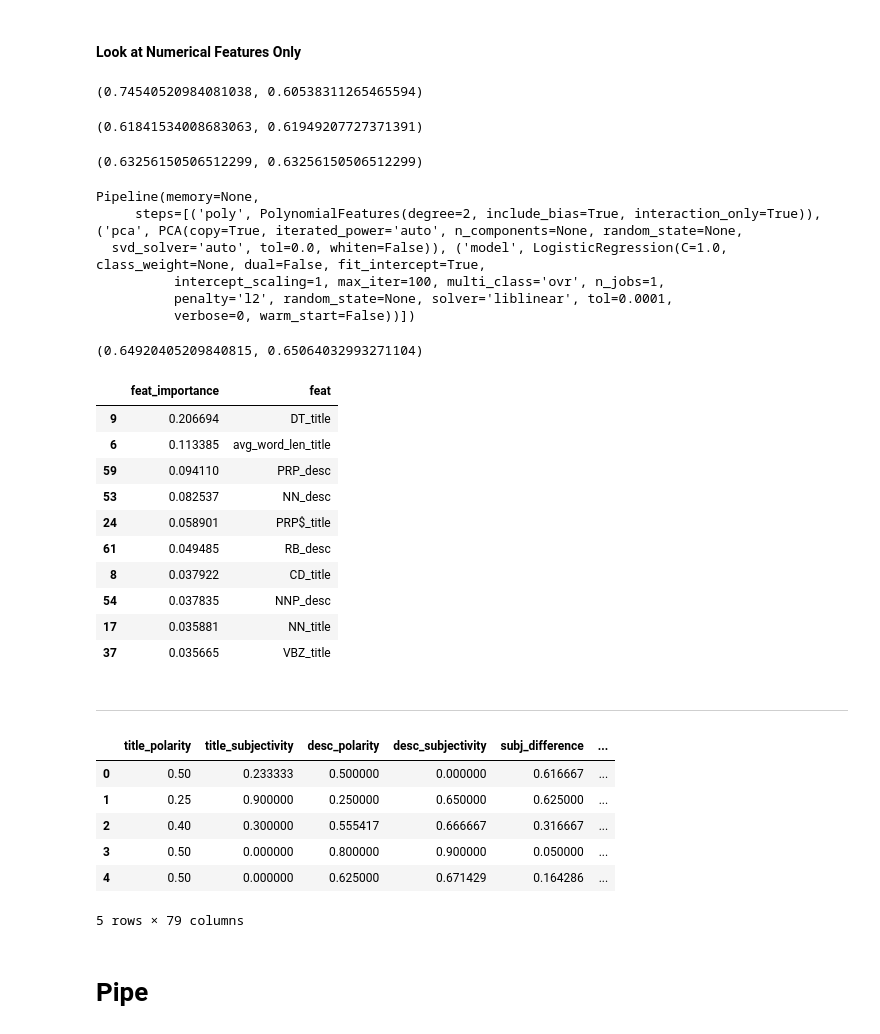
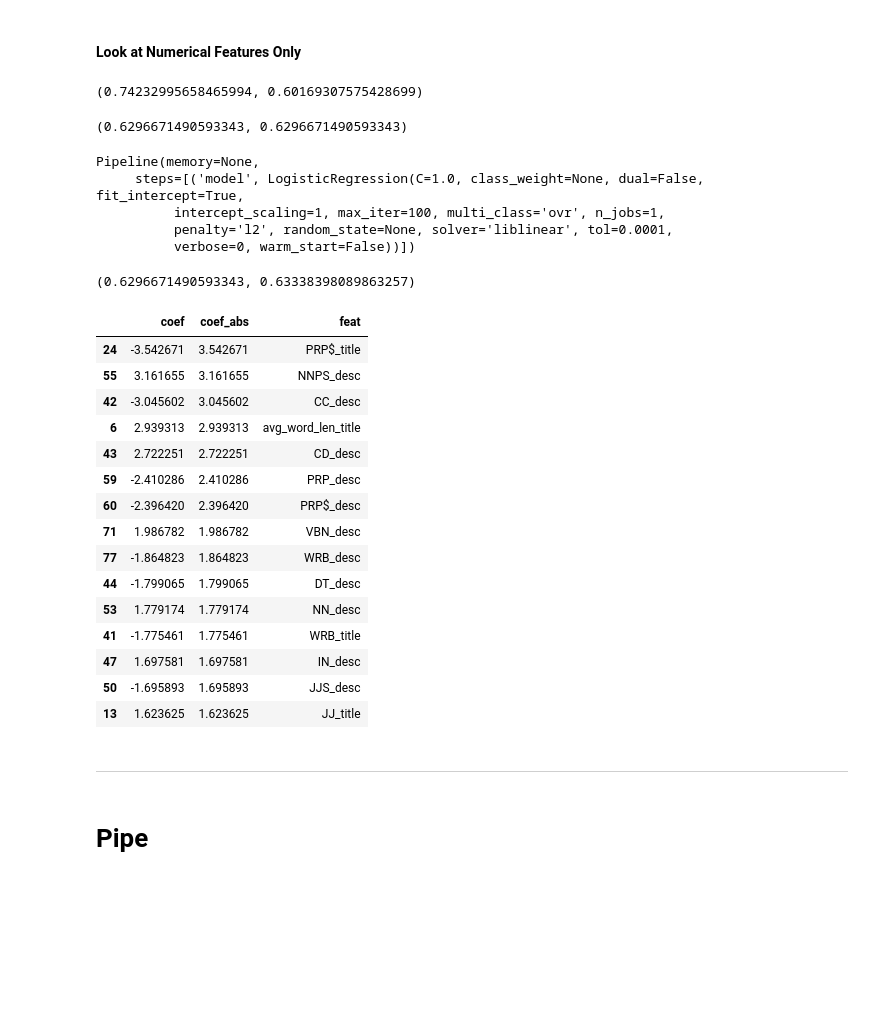
Before and after one commit to confoley/Capstone, a Jupyter notebook: quickie.ipynb, the cells around one changed output. Cells and saved outputs as stored; diff of their text form; code cells hidden in the pictures; blank space fills up the shorter version.

```diff
--- a/quickie.ipynb
+++ b/quickie.ipynb
@@ -865,5 +939,5 @@ desc_counts4.sort_values('not right', ascending=False).head(15)
 # %% [markdown]
 # Modeling
 # %%
-text = pd.read_csv('./text.csv').drop('Unnamed: 0', axis=1)
-df = pd.read_csv('./df.csv').drop('Unnamed: 0', axis=1)
+text = pd.read_csv('./text2.csv').drop('Unnamed: 0', axis=1)
+df = pd.read_csv('./df2.csv').drop('Unnamed: 0', axis=1)
@@ -1110,68 +1173,56 @@ knn = KNeighborsClassifier()
 knn.fit(X_train, y_train)
 knn.score(X_train, y_train), knn.score(X_test, y_test)
 # %% [output]
-(0.74540520984081038, 0.60538311265465594)
+(0.74232995658465994, 0.60169307575428699)
-# %%
-bnb = BernoulliNB()
-bnb.fit(X_train, y_train)
-bnb.score(X_train, y_train), bnb.score(X_test, y_test)
-# %% [output]
-(0.61841534008683063, 0.61949207727371391)
 # %%
 lr = LogisticRegression()
 lr.fit(X_train, y_train)
 lr.score(X_train, y_train), lr.score(X_train, y_train)
 # %% [output]
-(0.63256150506512299, 0.63256150506512299)
+(0.6296671490593343, 0.6296671490593343)
 # %%
 pipe = Pipeline([
-    ('poly', PolynomialFeatures(interaction_only=True)),
-    ('pca', PCA()),
+#     ('poly', PolynomialFeatures(interaction_only=True)),
+#     ('pca', PCA()),
     ('model', LogisticRegression())
 ])
 
 pipe.fit(X_train, y_train)
 # %% [output]
 Pipeline(memory=None,
-     steps=[('poly', PolynomialFeatures(degree=2, include_bias=True, interaction_only=True)), ('pca', PCA(copy=True, iterated_power='auto', n_components=None, random_state=None,
-  svd_solver='auto', tol=0.0, whiten=False)), ('model', LogisticRegression(C=1.0, class_weight=None, dual=False, fit_intercept=True,
+     steps=[('model', LogisticRegression(C=1.0, class_weight=None, dual=False, fit_intercept=True,
           intercept_scaling=1, max_iter=100, multi_class='ovr', n_jobs=1,
           penalty='l2', random_state=None, solver='liblinear', tol=0.0001,
           verbose=0, warm_start=False))])
 # %%
 pipe.score(X_train, y_train), pipe.score(X_test, y_test)
 # %% [output]
-(0.64920405209840815, 0.65064032993271104)
+(0.6296671490593343, 0.63338398089863257)
 # %%
-pd.DataFrame(list(zip(pipe.steps[0][1].feature_importances_, X.columns)),
-             columns=['feat_importance','feat']).sort_values('feat_importance', ascending=False).head(10)
+pd.DataFrame(list(zip(list(pipe.steps[0][1].coef_[0]), np.abs(list(pipe.steps[0][1].coef_[0])), X.columns)),
+             columns=['coef','coef_abs','feat']).sort_values('coef_abs', ascending=False).head(15)
 # %% [output]
-|  | feat_importance | feat |
-| 9 | 0.206694 | DT_title |
-| 6 | 0.113385 | avg_word_len_title |
-| 59 | 0.094110 | PRP_desc |
-| 53 | 0.082537 | NN_desc |
-| 24 | 0.058901 | PRP$_title |
-| 61 | 0.049485 | RB_desc |
-| 8 | 0.037922 | CD_title |
-| 54 | 0.037835 | NNP_desc |
-| 17 | 0.035881 | NN_title |
-| 37 | 0.035665 | VBZ_title |
+|  | coef | coef_abs | feat |
+| 24 | -3.542671 | 3.542671 | PRP$_title |
+| 55 | 3.161655 | 3.161655 | NNPS_desc |
+| 42 | -3.045602 | 3.045602 | CC_desc |
+| 6 | 2.939313 | 2.939313 | avg_word_len_title |
+| 43 | 2.722251 | 2.722251 | CD_desc |
+| 59 | -2.410286 | 2.410286 | PRP_desc |
+| 60 | -2.396420 | 2.396420 | PRP$_desc |
+| 71 | 1.986782 | 1.986782 | VBN_desc |
+| 77 | -1.864823 | 1.864823 | WRB_desc |
+| 44 | -1.799065 | 1.799065 | DT_desc |
+| 53 | 1.779174 | 1.779174 | NN_desc |
+| 41 | -1.775461 | 1.775461 | WRB_title |
+| 47 | 1.697581 | 1.697581 | IN_desc |
+| 50 | -1.695893 | 1.695893 | JJS_desc |
+| 13 | 1.623625 | 1.623625 | JJ_title |
 # %% [markdown]
 -----------------------------------------------
 # %%
 # text.to_csv('text.csv')
 # df.to_csv('df.csv')
-# %%
-df.head()
-# %% [output]
-|  | title_polarity | title_subjectivity | desc_polarity | desc_subjectivity | subj_difference | ... |
-| 0 | 0.50 | 0.233333 | 0.500000 | 0.000000 | 0.616667 | ... |
-| 1 | 0.25 | 0.900000 | 0.250000 | 0.650000 | 0.625000 | ... |
-| 2 | 0.40 | 0.300000 | 0.555417 | 0.666667 | 0.316667 | ... |
-| 3 | 0.50 | 0.000000 | 0.800000 | 0.900000 | 0.050000 | ... |
-| 4 | 0.50 | 0.000000 | 0.625000 | 0.671429 | 0.164286 | ... |
-5 rows × 79 columns
 # %% [markdown]
 # Pipe
 # %%
```
Also changed, not shown: parts of 76 cells of this notebook, 4 other files.
